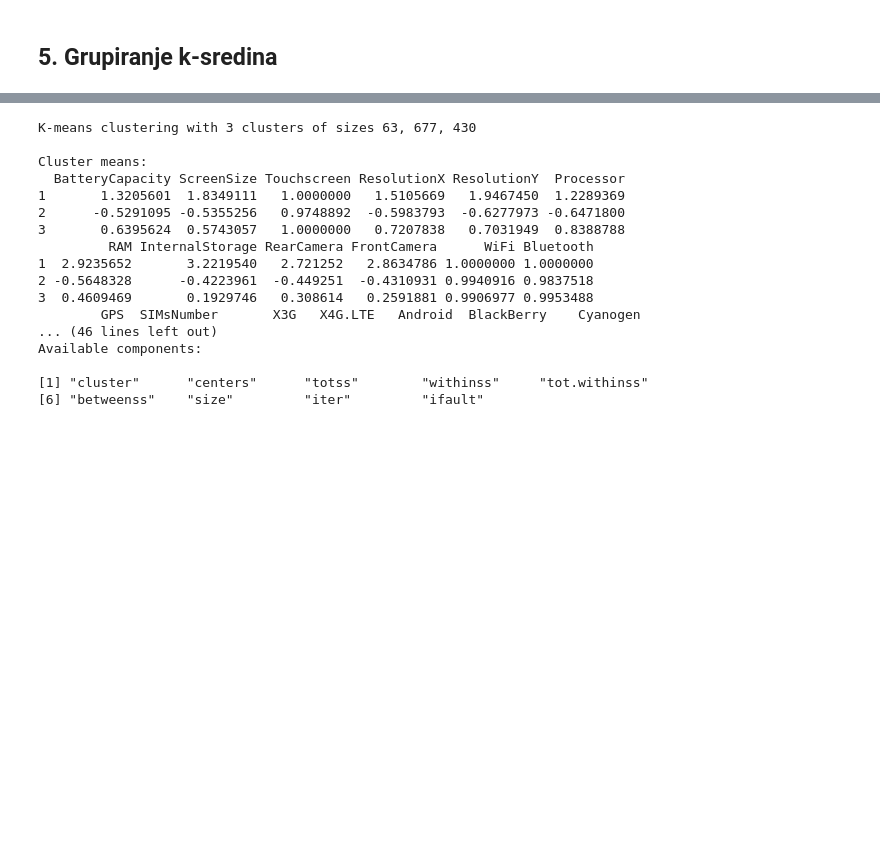
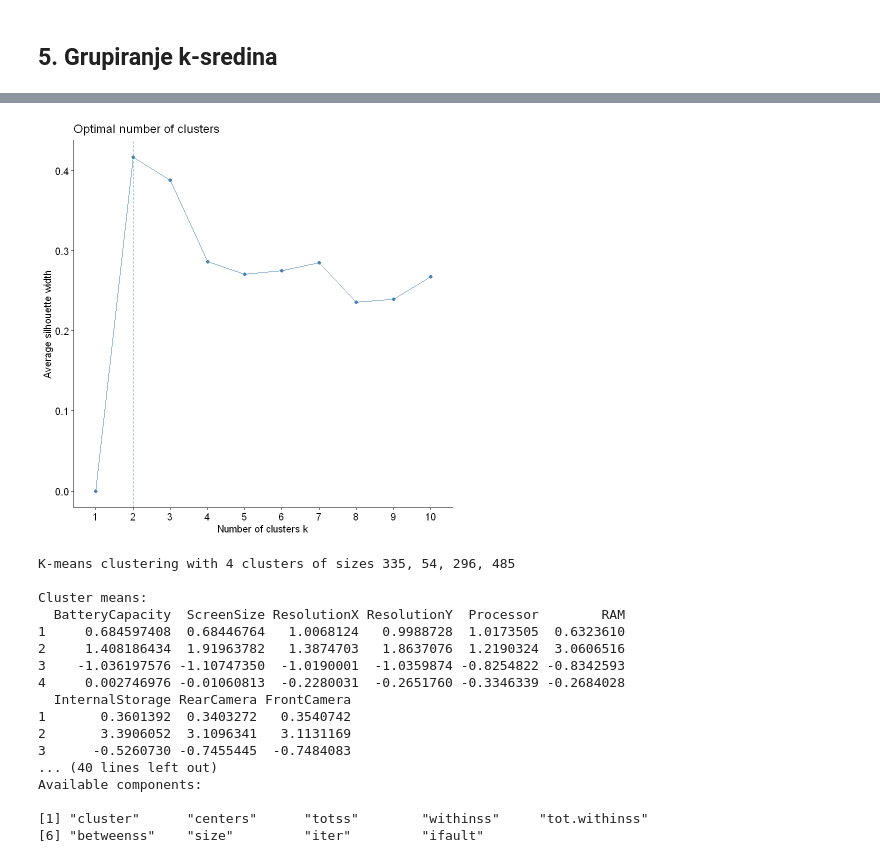
Before and after one commit to IvanVinski/dap-projekt, a Jupyter notebook: projekt.ipynb, the cells around one changed output, grey strips where cells are left out. Drawn from its saved outputs; the diff is of its cells as text; code cells hidden in the pictures; blank space fills up the shorter version.

Commit message:
k means update

```diff
--- a/projekt.ipynb
+++ b/projekt.ipynb
@@ -511 +534,5 @@ fviz_nbclust(phoneData_kmeans[-22], kmeans, method = "wss") + geom_vline(xinterc
+# %%
+fviz_nbclust(phoneData_kmeans[-10], kmeans, method = "silhouette")
+# %% [output]
+[figure, added]
 # %%
@@ -513,22 +540,22 @@ phoneData_kmeans1 <- phoneData_kmeans[-22] %>% mutate_all(as.numeric)
 # %%
-set.seed(240)
+#set.seed(240)
 
-kmeans.re <- kmeans(phoneData_kmeans1, centers = 3, nstart = 2)
-kmeans.re
+kmeans_model <- kmeans(phoneData_kmeans1, centers = 4, nstart = 20)
+kmeans_model
 # %% [output]
-K-means clustering with 3 clusters of sizes 63, 677, 430
+K-means clustering with 4 clusters of sizes 335, 54, 296, 485
 
 Cluster means:
-  BatteryCapacity ScreenSize Touchscreen ResolutionX ResolutionY  Processor
-1       1.3205601  1.8349111   1.0000000   1.5105669   1.9467450  1.2289369
-2      -0.5291095 -0.5355256   0.9748892  -0.5983793  -0.6277973 -0.6471800
-3       0.6395624  0.5743057   1.0000000   0.7207838   0.7031949  0.8388788
-         RAM InternalStorage RearCamera FrontCamera      WiFi Bluetooth
-1  2.9235652       3.2219540   2.721252   2.8634786 1.0000000 1.0000000
-2 -0.5648328      -0.4223961  -0.449251  -0.4310931 0.9940916 0.9837518
-3  0.4609469       0.1929746   0.308614   0.2591881 0.9906977 0.9953488
-        GPS  SIMsNumber       X3G   X4G.LTE   Android  BlackBerry    Cyanogen
-... (46 lines left out)
+  BatteryCapacity  ScreenSize ResolutionX ResolutionY  Processor        RAM
+1     0.684597408  0.68446764   1.0068124   0.9988728  1.0173505  0.6323610
+2     1.408186434  1.91963782   1.3874703   1.8637076  1.2190324  3.0606516
+3    -1.036197576 -1.10747350  -1.0190001  -1.0359874 -0.8254822 -0.8342593
+4     0.002746976 -0.01060813  -0.2280031  -0.2651760 -0.3346339 -0.2684028
+  InternalStorage RearCamera FrontCamera
+1       0.3601392  0.3403272   0.3540742
+2       3.3906052  3.1096341   3.1131169
+3      -0.5260730 -0.7455445  -0.7484083
+... (40 lines left out)
 Available components:
 
 [1] "cluster"      "centers"      "totss"        "withinss"     "tot.withinss"
```
Also changed, not shown: parts of 10 cells of this notebook.
